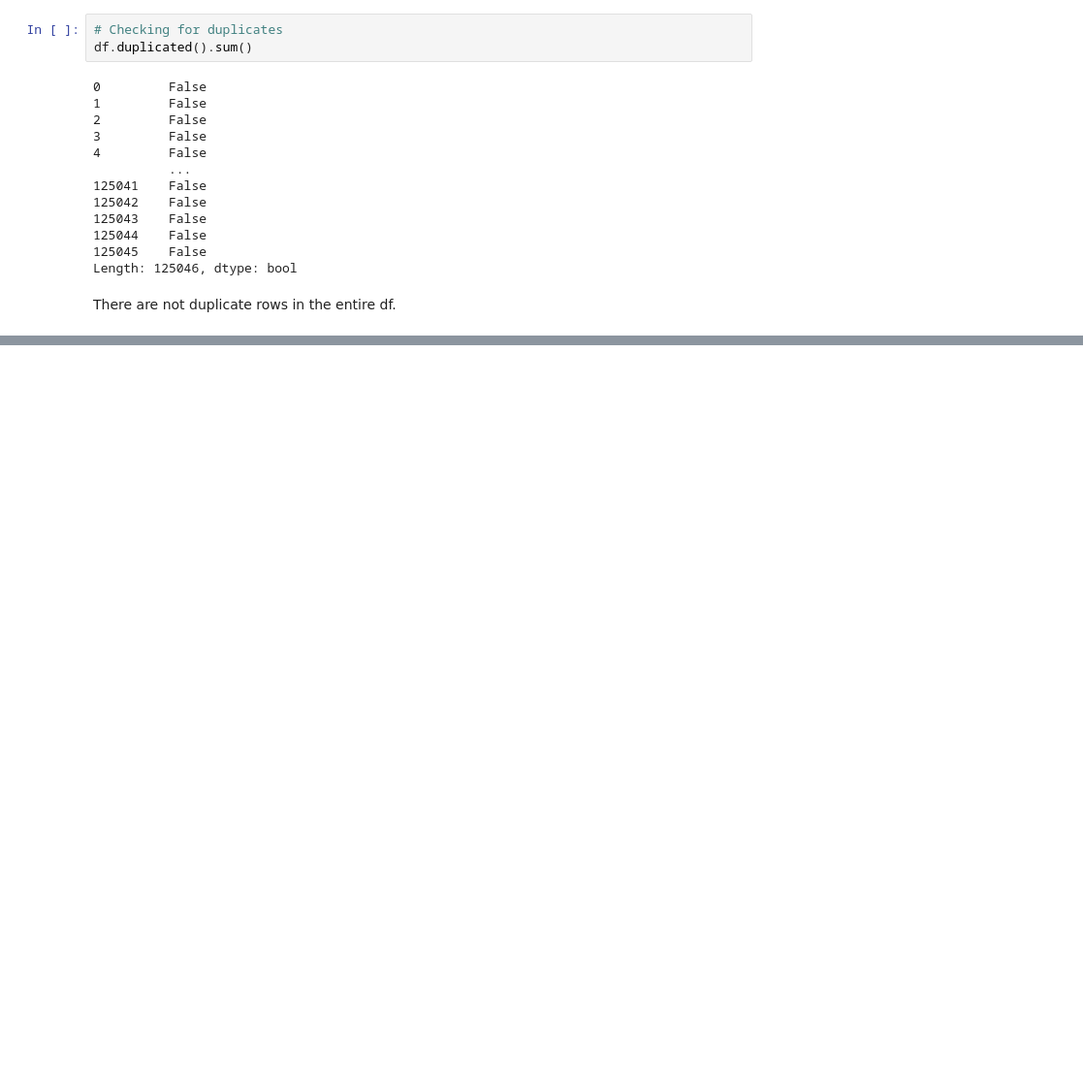
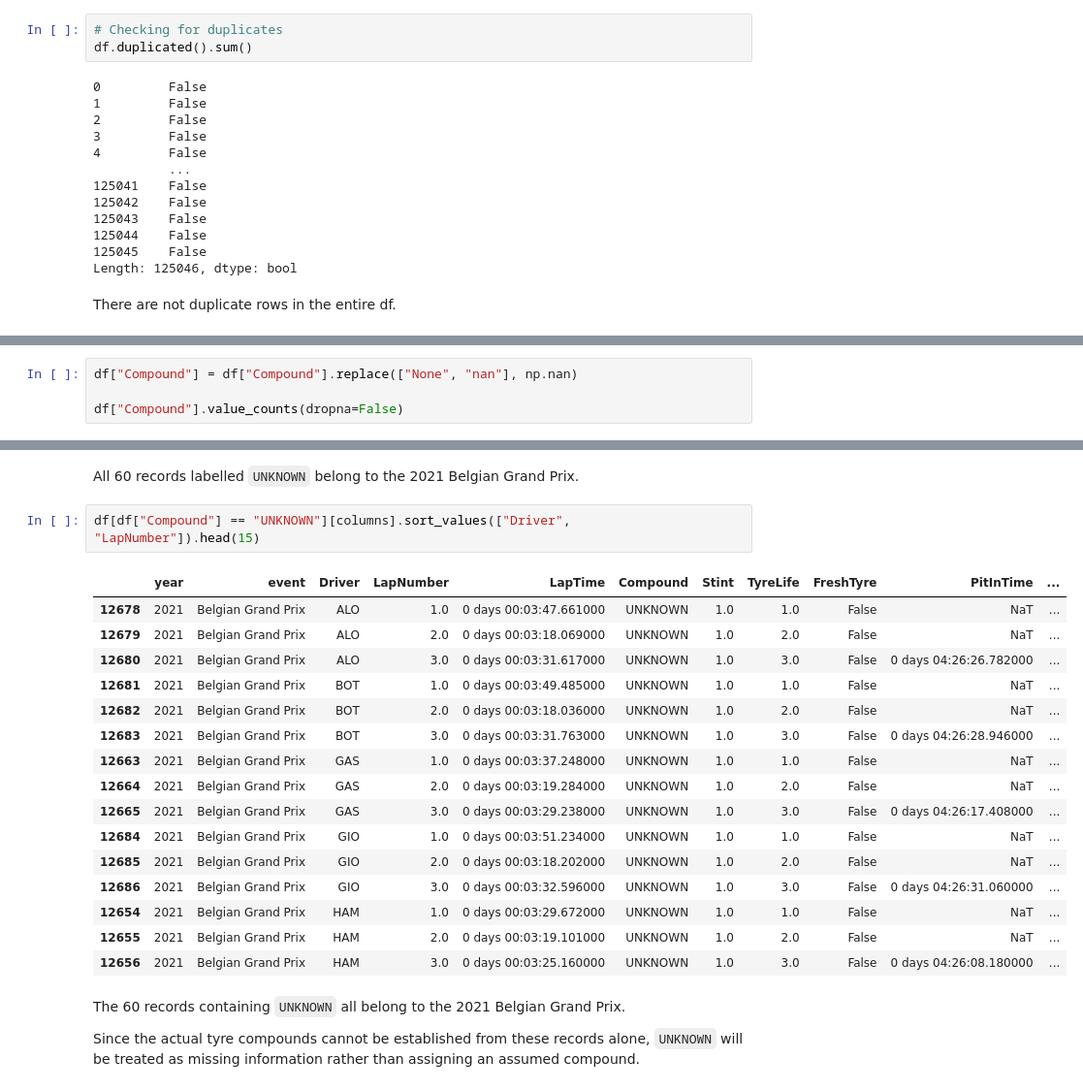
Before and after one commit to Shaun-Okwuosa/Capstone, a Jupyter notebook: notebooks/02_cleaning_laps.ipynb, the cells around one changed output, grey strips where cells are left out. Shown at 97% size. Cells and saved outputs as stored; diff of their text form; blank space fills up the shorter version.

```diff
--- a/notebooks/02_cleaning_laps.ipynb
+++ b/notebooks/02_cleaning_laps.ipynb
@@ -156,0 +281,4 @@ There are not duplicate rows in the entire df.
+# %%
+df["Compound"] = df["Compound"].replace(["None", "nan"], np.nan)
+
+df["Compound"].value_counts(dropna=False)
@@ -156,0 +302,25 @@ There are not duplicate rows in the entire df.
+# %% [markdown]
+All 60 records labelled `UNKNOWN` belong to the 2021 Belgian Grand Prix.
+# %%
+df[df["Compound"] == "UNKNOWN"][columns].sort_values(["Driver", "LapNumber"]).head(15)
+# %% [output]
+|  | year | event | Driver | LapNumber | LapTime | Compound | Stint | TyreLife | FreshTyre | PitInTime | ... |
+| 12678 | 2021 | Belgian Grand Prix | ALO | 1.0 | 0 days 00:03:47.661000 | UNKNOWN | 1.0 | 1.0 | False | NaT | ... |
+| 12679 | 2021 | Belgian Grand Prix | ALO | 2.0 | 0 days 00:03:18.069000 | UNKNOWN | 1.0 | 2.0 | False | NaT | ... |
+| 12680 | 2021 | Belgian Grand Prix | ALO | 3.0 | 0 days 00:03:31.617000 | UNKNOWN | 1.0 | 3.0 | False | 0 days 04:26:26.782000 | ... |
+| 12681 | 2021 | Belgian Grand Prix | BOT | 1.0 | 0 days 00:03:49.485000 | UNKNOWN | 1.0 | 1.0 | False | NaT | ... |
+| 12682 | 2021 | Belgian Grand Prix | BOT | 2.0 | 0 days 00:03:18.036000 | UNKNOWN | 1.0 | 2.0 | False | NaT | ... |
+| 12683 | 2021 | Belgian Grand Prix | BOT | 3.0 | 0 days 00:03:31.763000 | UNKNOWN | 1.0 | 3.0 | False | 0 days 04:26:28.946000 | ... |
+| 12663 | 2021 | Belgian Grand Prix | GAS | 1.0 | 0 days 00:03:37.248000 | UNKNOWN | 1.0 | 1.0 | False | NaT | ... |
+| 12664 | 2021 | Belgian Grand Prix | GAS | 2.0 | 0 days 00:03:19.284000 | UNKNOWN | 1.0 | 2.0 | False | NaT | ... |
+| 12665 | 2021 | Belgian Grand Prix | GAS | 3.0 | 0 days 00:03:29.238000 | UNKNOWN | 1.0 | 3.0 | False | 0 days 04:26:17.408000 | ... |
+| 12684 | 2021 | Belgian Grand Prix | GIO | 1.0 | 0 days 00:03:51.234000 | UNKNOWN | 1.0 | 1.0 | False | NaT | ... |
+| 12685 | 2021 | Belgian Grand Prix | GIO | 2.0 | 0 days 00:03:18.202000 | UNKNOWN | 1.0 | 2.0 | False | NaT | ... |
+| 12686 | 2021 | Belgian Grand Prix | GIO | 3.0 | 0 days 00:03:32.596000 | UNKNOWN | 1.0 | 3.0 | False | 0 days 04:26:31.060000 | ... |
+| 12654 | 2021 | Belgian Grand Prix | HAM | 1.0 | 0 days 00:03:29.672000 | UNKNOWN | 1.0 | 1.0 | False | NaT | ... |
+| 12655 | 2021 | Belgian Grand Prix | HAM | 2.0 | 0 days 00:03:19.101000 | UNKNOWN | 1.0 | 2.0 | False | NaT | ... |
+| 12656 | 2021 | Belgian Grand Prix | HAM | 3.0 | 0 days 00:03:25.160000 | UNKNOWN | 1.0 | 3.0 | False | 0 days 04:26:08.180000 | ... |
+# %% [markdown]
+The 60 records containing `UNKNOWN` all belong to the 2021 Belgian Grand Prix.
+
+Since the actual tyre compounds cannot be established from these records alone, `UNKNOWN` will be treated as missing information rather than assigning an assumed compound.
```
Also changed, not shown: parts of 69 cells of this notebook, 4 other files.
